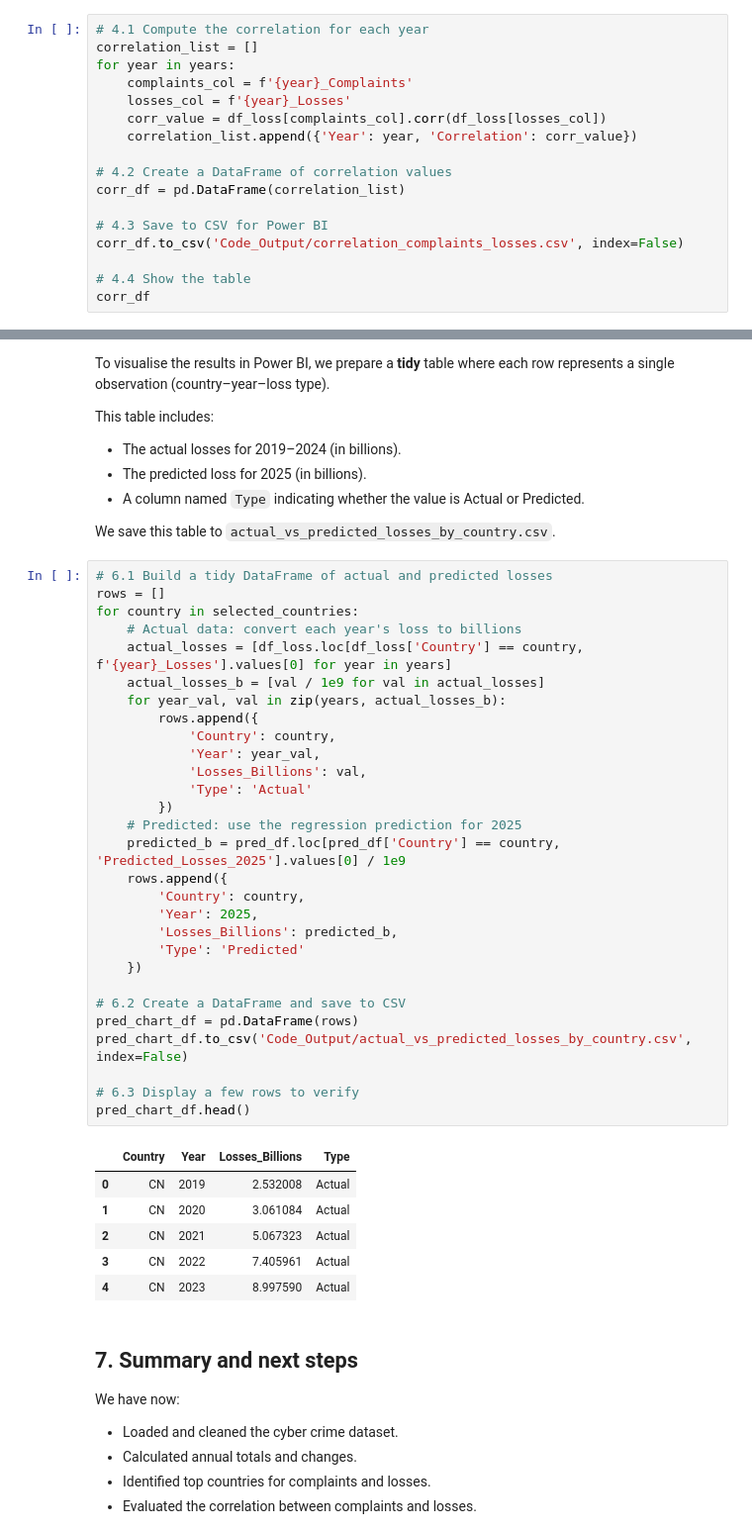
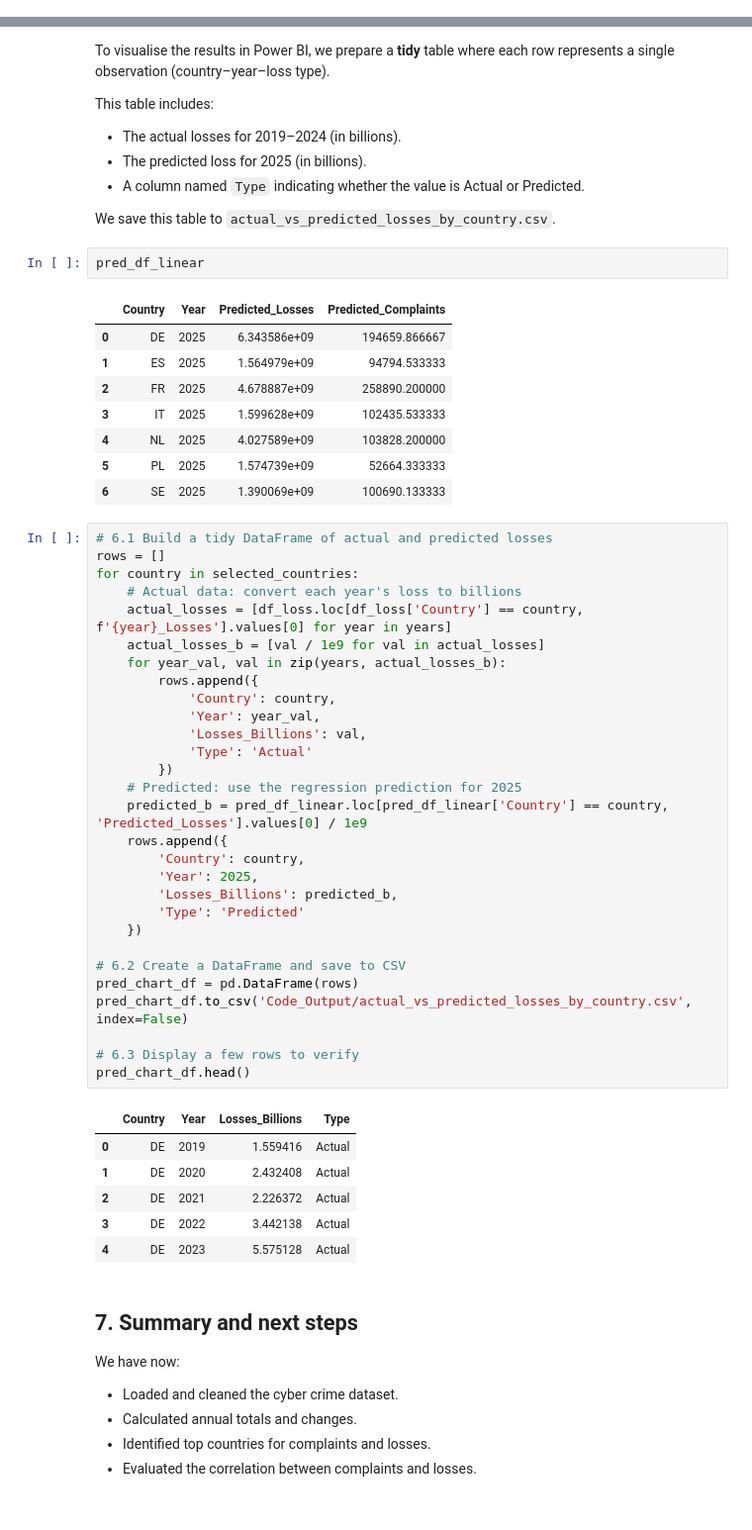
Before and after one commit to KozA777/cyber_project, a Jupyter notebook: Project_EU.ipynb, the cells around one changed output, grey strips where cells are left out. Shown at 99% size. Drawn from its saved outputs; the diff is of its cells as text; blank space fills up the shorter version.

```diff
--- a/Project_EU.ipynb
+++ b/Project_EU.ipynb
@@ -241,17 +225,0 @@ Do countries with more complaints also experience higher financial losses? To fi
-# %%
-# 4.1 Compute the correlation for each year
-correlation_list = []
-for year in years:
-    complaints_col = f'{year}_Complaints'
-    losses_col = f'{year}_Losses'
-    corr_value = df_loss[complaints_col].corr(df_loss[losses_col])
-    correlation_list.append({'Year': year, 'Correlation': corr_value})
-
-# 4.2 Create a DataFrame of correlation values
-corr_df = pd.DataFrame(correlation_list)
-
-# 4.3 Save to CSV for Power BI
-corr_df.to_csv('Code_Output/correlation_complaints_losses.csv', index=False)
-
-# 4.4 Show the table
-corr_df
@@ -331,42 +470,53 @@ This table includes:
 - A column named `Type` indicating whether the value is Actual or Predicted.
 
 We save this table to `actual_vs_predicted_losses_by_country.csv`.
+# %%
+pred_df_linear
+# %% [output]
+|  | Country | Year | Predicted_Losses | Predicted_Complaints |
+| 0 | DE | 2025 | 6.343586e+09 | 194659.866667 |
+| 1 | ES | 2025 | 1.564979e+09 | 94794.533333 |
+| 2 | FR | 2025 | 4.678887e+09 | 258890.200000 |
+| 3 | IT | 2025 | 1.599628e+09 | 102435.533333 |
+| 4 | NL | 2025 | 4.027589e+09 | 103828.200000 |
+| 5 | PL | 2025 | 1.574739e+09 | 52664.333333 |
+| 6 | SE | 2025 | 1.390069e+09 | 100690.133333 |
 # %%
 # 6.1 Build a tidy DataFrame of actual and predicted losses
 rows = []
 for country in selected_countries:
     # Actual data: convert each year's loss to billions
     actual_losses = [df_loss.loc[df_loss['Country'] == country, f'{year}_Losses'].values[0] for year in years]
     actual_losses_b = [val / 1e9 for val in actual_losses]
     for year_val, val in zip(years, actual_losses_b):
         rows.append({
             'Country': country,
             'Year': year_val,
             'Losses_Billions': val,
             'Type': 'Actual'
         })
     # Predicted: use the regression prediction for 2025
-    predicted_b = pred_df.loc[pred_df['Country'] == country, 'Predicted_Losses_2025'].values[0] / 1e9
+    predicted_b = pred_df_linear.loc[pred_df_linear['Country'] == country, 'Predicted_Losses'].values[0] / 1e9
     rows.append({
         'Country': country,
         'Year': 2025,
         'Losses_Billions': predicted_b,
         'Type': 'Predicted'
     })
 
 # 6.2 Create a DataFrame and save to CSV
 pred_chart_df = pd.DataFrame(rows)
 pred_chart_df.to_csv('Code_Output/actual_vs_predicted_losses_by_country.csv', index=False)
 
 # 6.3 Display a few rows to verify
 pred_chart_df.head()
 # %% [output]
 |  | Country | Year | Losses_Billions | Type |
-| 0 | CN | 2019 | 2.532008 | Actual |
-| 1 | CN | 2020 | 3.061084 | Actual |
-| 2 | CN | 2021 | 5.067323 | Actual |
-| 3 | CN | 2022 | 7.405961 | Actual |
-| 4 | CN | 2023 | 8.997590 | Actual |
+| 0 | DE | 2019 | 1.559416 | Actual |
+| 1 | DE | 2020 | 2.432408 | Actual |
+| 2 | DE | 2021 | 2.226372 | Actual |
+| 3 | DE | 2022 | 3.442138 | Actual |
+| 4 | DE | 2023 | 5.575128 | Actual |
 # %% [markdown]
 ## 7. Summary and next steps
 
```
Also changed, not shown: parts of 45 cells of this notebook.
